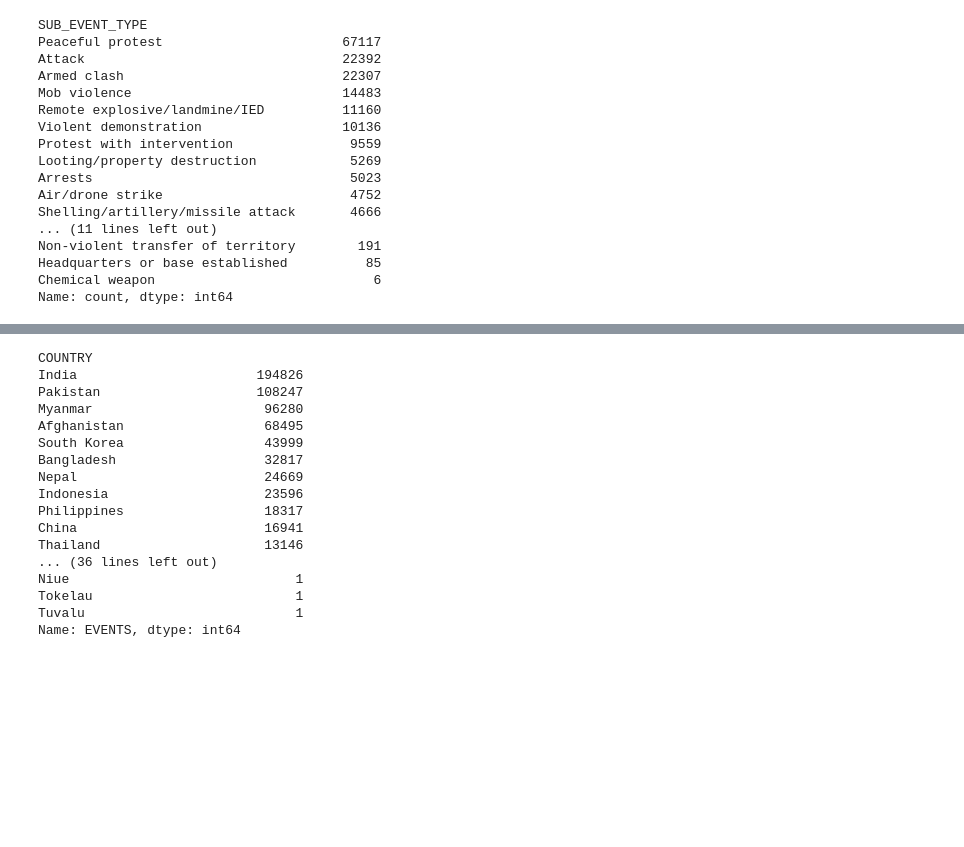
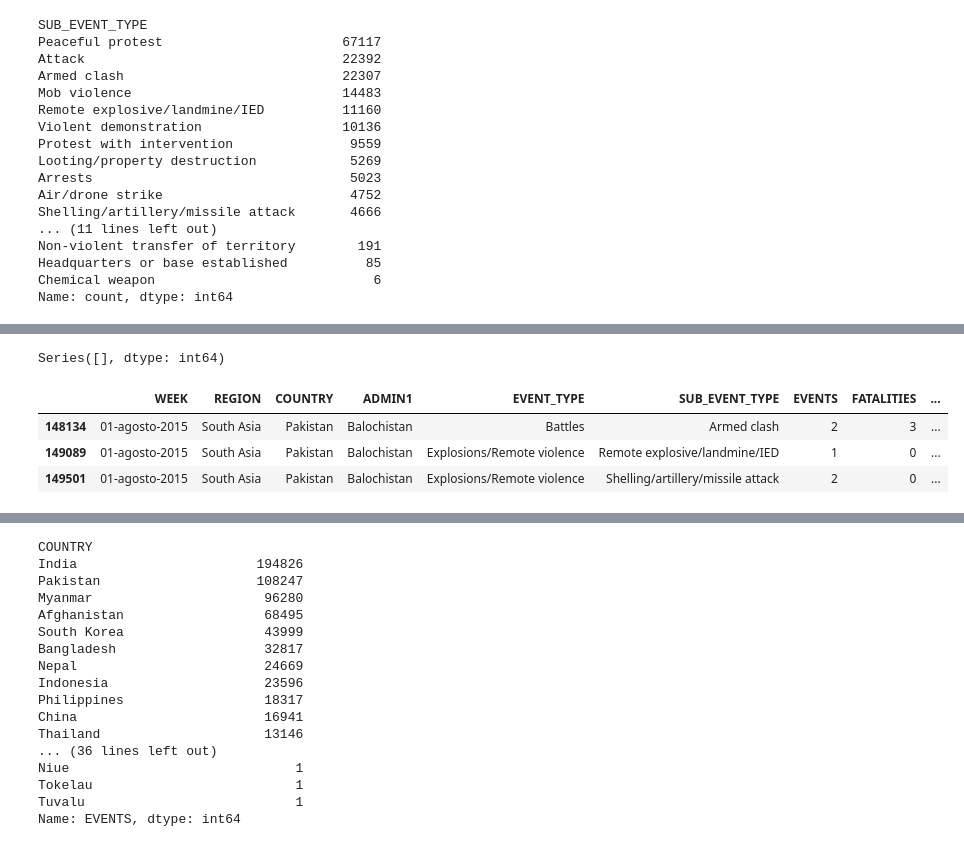
Before and after one commit to group-pi-dataviz/group-pi-dataviz.github.io, a Jupyter notebook: scripts/data_preprocessing.ipynb, the cells around one changed output, grey strips where cells are left out. Drawn from its saved outputs; the diff is of its cells as text; code cells hidden in the pictures; blank space fills up the shorter version.

```diff
--- a/scripts/data_preprocessing.ipynb
+++ b/scripts/data_preprocessing.ipynb
@@ -98,0 +188,12 @@ Name: count, dtype: int64
+# %%
+data_grouped = data.groupby(['WEEK', 'COUNTRY', 'ADMIN1', 'SUB_EVENT_TYPE']).size()
+print(data_grouped[data_grouped > 1])
+# %% [output]
+Series([], dtype: int64)
+# %%
+data[(data['ADMIN1'] == 'Balochistan') & (data['WEEK'] == '01-agosto-2015')]
+# %% [output]
+|  | WEEK | REGION | COUNTRY | ADMIN1 | EVENT_TYPE | SUB_EVENT_TYPE | EVENTS | FATALITIES | ... |
+| 148134 | 01-agosto-2015 | South Asia | Pakistan | Balochistan | Battles | Armed clash | 2 | 3 | ... |
+| 149089 | 01-agosto-2015 | South Asia | Pakistan | Balochistan | Explosions/Remote violence | Remote explosive/landmine/IED | 1 | 0 | ... |
+| 149501 | 01-agosto-2015 | South Asia | Pakistan | Balochistan | Explosions/Remote violence | Shelling/artillery/missile attack | 2 | 0 | ... |
```
Also changed, not shown: parts of 20 cells of this notebook, 5 other files.
